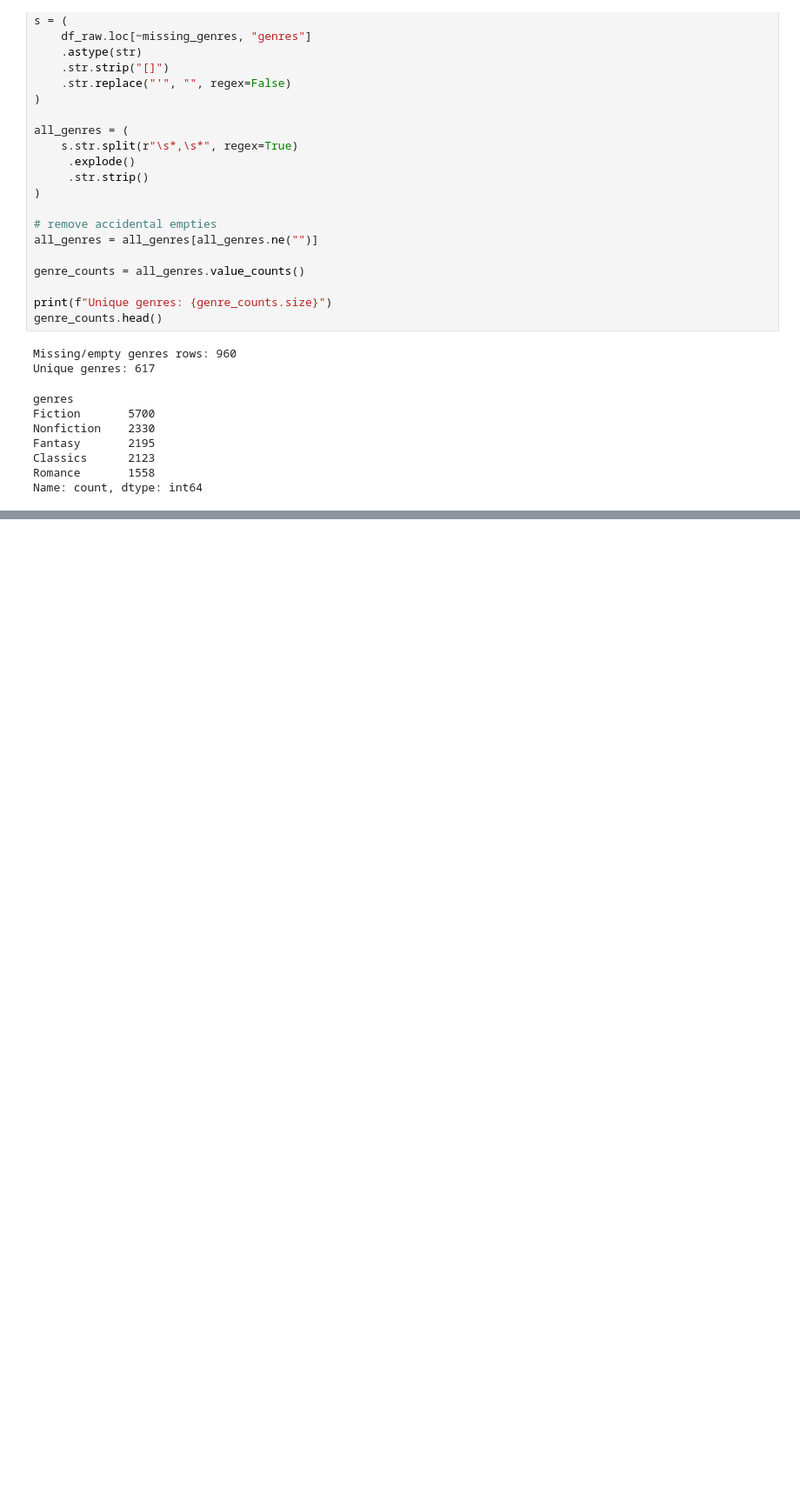
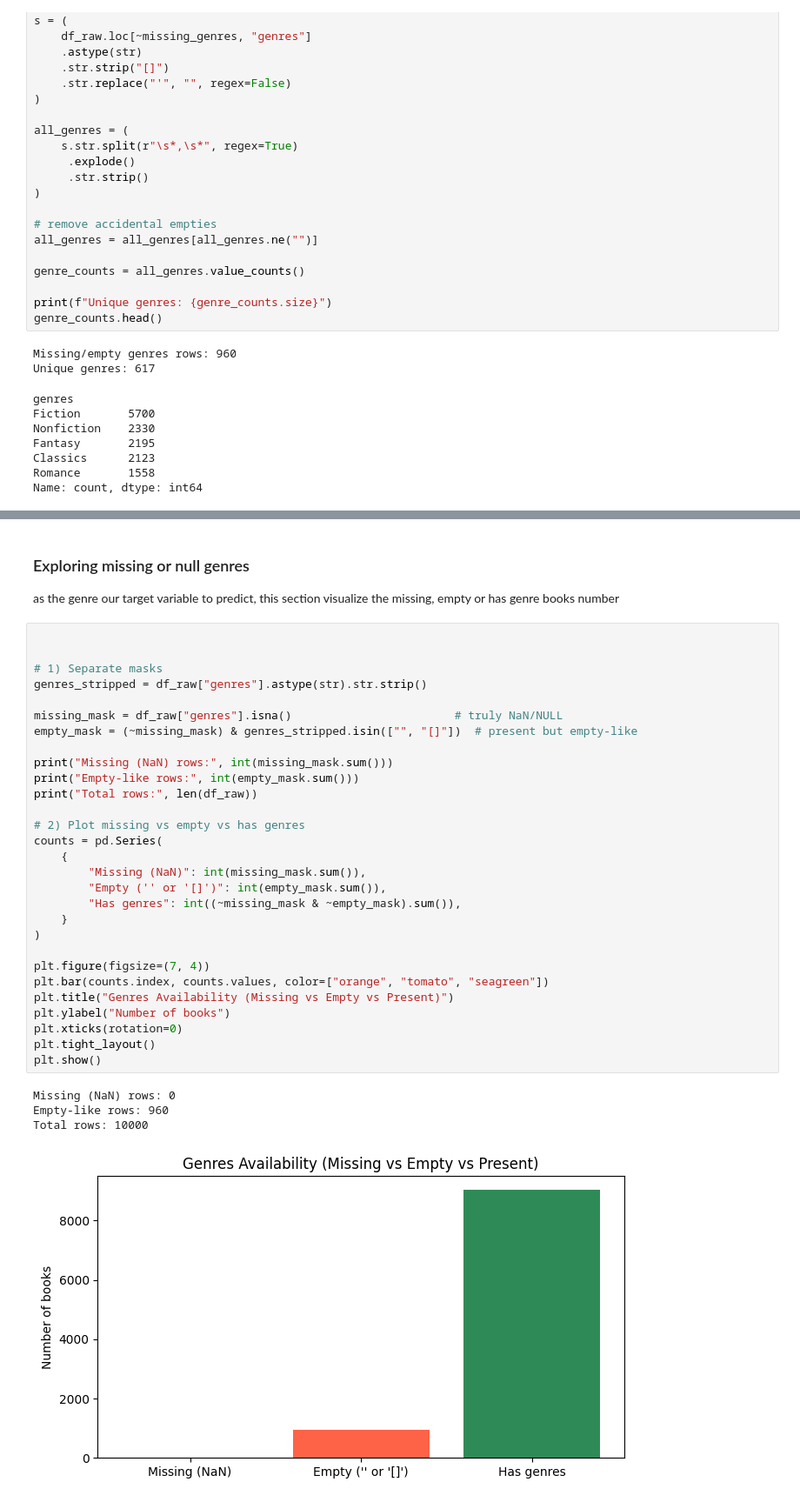
Before and after one commit to Yaser0l/Project-1, a Jupyter notebook: notebooks/EDA.ipynb, the cells around one changed output, grey strips where cells are left out. Shown at 87% size. Drawn from its saved outputs; the diff is of its cells as text; blank space fills up the shorter version.

```diff
--- a/notebooks/EDA.ipynb
+++ b/notebooks/EDA.ipynb
@@ -171,0 +140,37 @@ Name: count, dtype: int64
+# %% [markdown]
+### Exploring missing or null genres
+as the genre our target variable to predict, this section visualize the missing, empty or has genre books number
+# %%
+
+
+# 1) Separate masks
+genres_stripped = df_raw["genres"].astype(str).str.strip()
+
+missing_mask = df_raw["genres"].isna()                        # truly NaN/NULL
+empty_mask = (~missing_mask) & genres_stripped.isin(["", "[]"])  # present but empty-like
+
+print("Missing (NaN) rows:", int(missing_mask.sum()))
+print("Empty-like rows:", int(empty_mask.sum()))
+print("Total rows:", len(df_raw))
+
+# 2) Plot missing vs empty vs has genres
+counts = pd.Series(
+    {
+        "Missing (NaN)": int(missing_mask.sum()),
+        "Empty ('' or '[]')": int(empty_mask.sum()),
+        "Has genres": int((~missing_mask & ~empty_mask).sum()),
+    }
+)
+
+plt.figure(figsize=(7, 4))
+plt.bar(counts.index, counts.values, color=["orange", "tomato", "seagreen"])
+plt.title("Genres Availability (Missing vs Empty vs Present)")
+plt.ylabel("Number of books")
+plt.xticks(rotation=0)
+plt.tight_layout()
+plt.show()
+# %% [output]
+Missing (NaN) rows: 0
+Empty-like rows: 960
+Total rows: 10000
+[figure, added]
```
Also changed, not shown: parts of 21 cells of this notebook.
